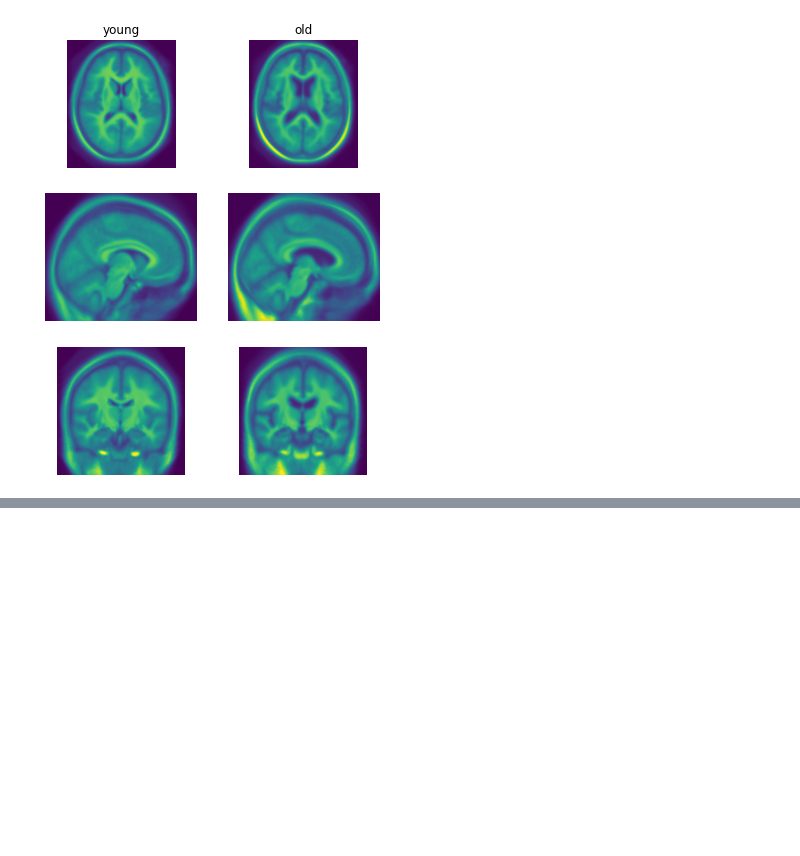
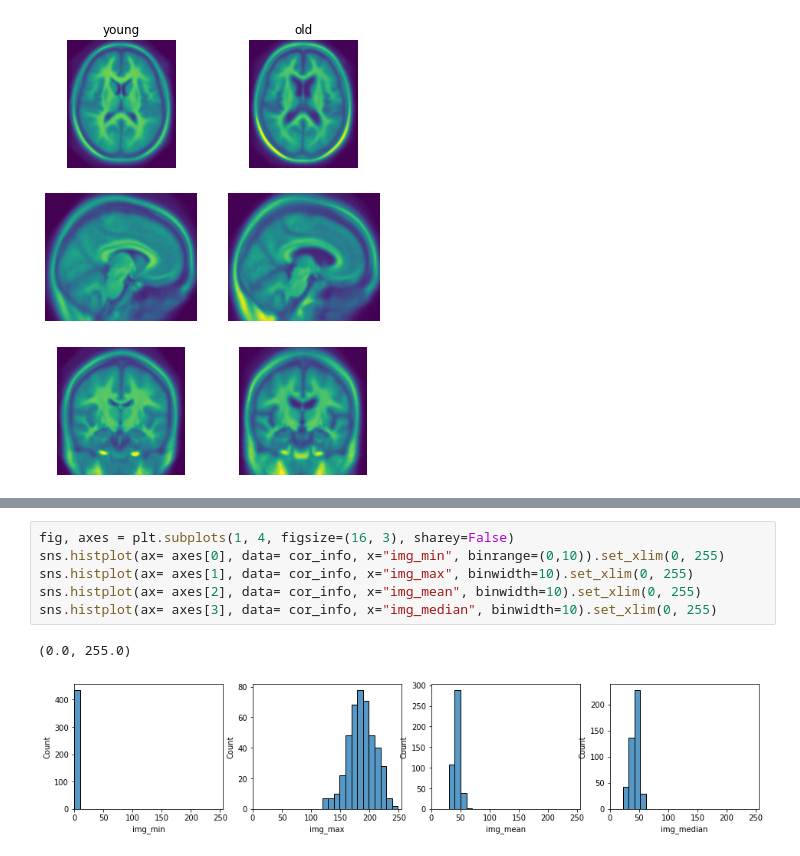
Before and after one commit to tamap94/ds-capstone-alzheimers-, a Jupyter notebook: EDA/Valle_image-EDA.ipynb, the cells around one changed output, grey strips where cells are left out. Drawn from its saved outputs; the diff is of its cells as text; blank space fills up the shorter version.

```diff
--- a/EDA/Valle_image-EDA.ipynb
+++ b/EDA/Valle_image-EDA.ipynb
@@ -211,0 +178,9 @@ pd.DataFrame(dim_cor).describe().T
+# %%
+fig, axes = plt.subplots(1, 4, figsize=(16, 3), sharey=False)
+sns.histplot(ax= axes[0], data= cor_info, x="img_min", binrange=(0,10)).set_xlim(0, 255)
+sns.histplot(ax= axes[1], data= cor_info, x="img_max", binwidth=10).set_xlim(0, 255)
+sns.histplot(ax= axes[2], data= cor_info, x="img_mean", binwidth=10).set_xlim(0, 255)
+sns.histplot(ax= axes[3], data= cor_info, x="img_median", binwidth=10).set_xlim(0, 255)
+# %% [output]
+(0.0, 255.0)
+[figure, added]
```
Also changed, not shown: parts of 8 cells of this notebook.
